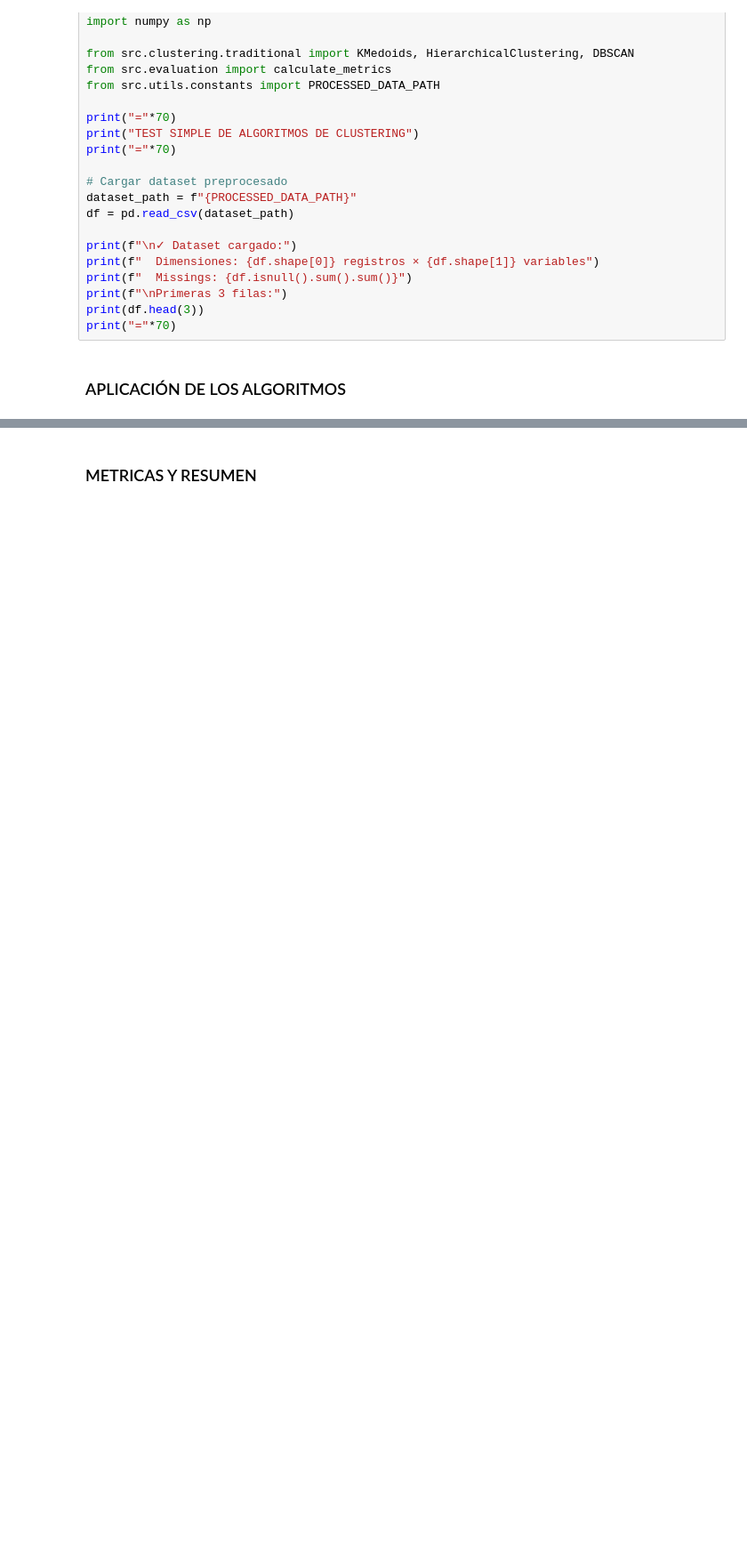
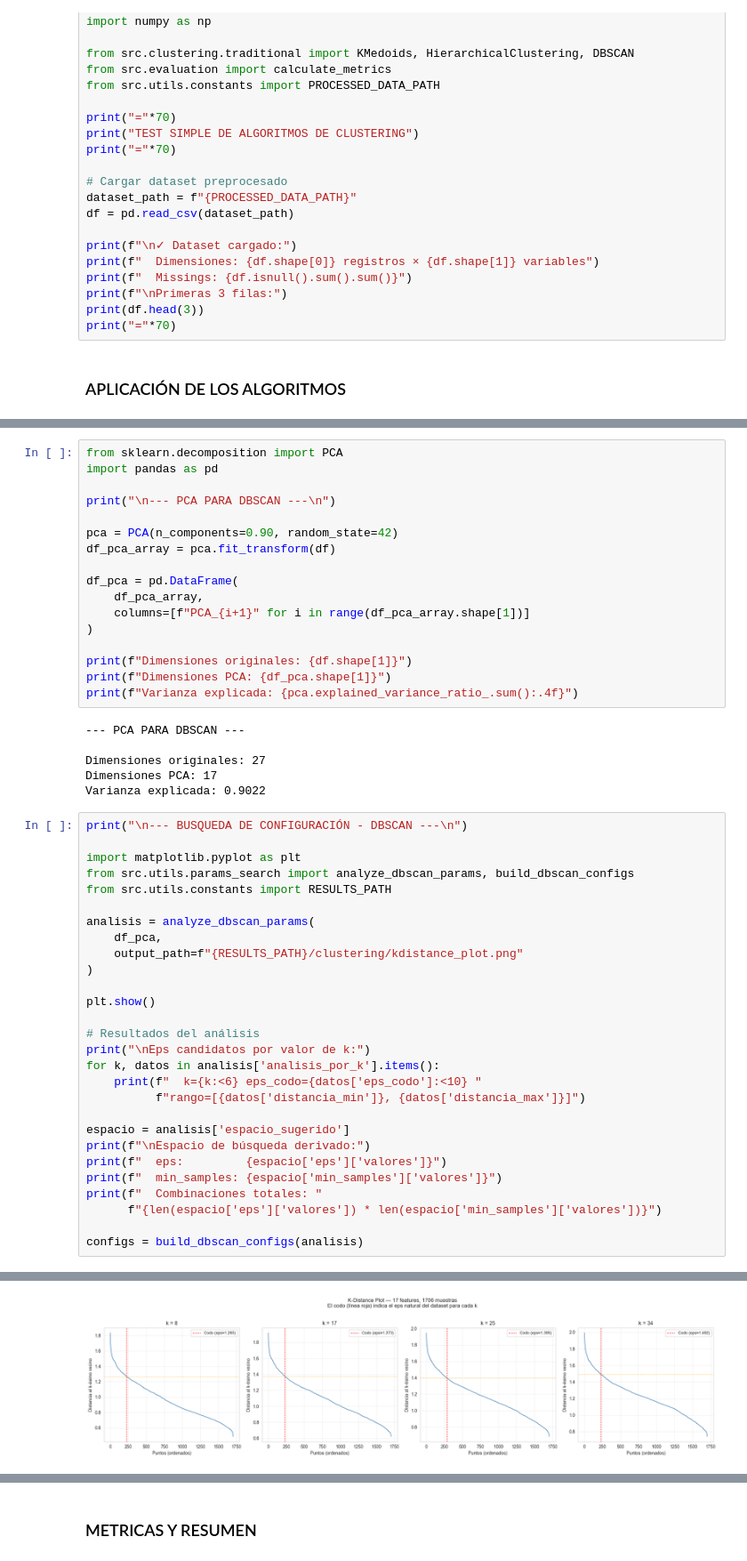
Before and after one commit to PHansLM/electocluster, a Jupyter notebook: notebooks/iteration2/03_clustering_dataset_electoral_test.ipynb, the cells around one changed output, grey strips where cells are left out. Shown at 89% size. Drawn from its saved outputs; the diff is of its cells as text; blank space fills up the shorter version.

Commit message:
clustering(iteration2): tested notebooks

```diff
--- a/notebooks/iteration2/03_clustering_dataset_electoral_test.ipynb
+++ b/notebooks/iteration2/03_clustering_dataset_electoral_test.ipynb
@@ -169,0 +286,52 @@ print("  Los saltos grandes en altura = clusters naturales en los datos.")
+# %%
+from sklearn.decomposition import PCA
+import pandas as pd
+
+print("\n--- PCA PARA DBSCAN ---\n")
+
+pca = PCA(n_components=0.90, random_state=42)
+df_pca_array = pca.fit_transform(df)
+
+df_pca = pd.DataFrame(
+    df_pca_array,
+    columns=[f"PCA_{i+1}" for i in range(df_pca_array.shape[1])]
+)
+
+print(f"Dimensiones originales: {df.shape[1]}")
+print(f"Dimensiones PCA: {df_pca.shape[1]}")
+print(f"Varianza explicada: {pca.explained_variance_ratio_.sum():.4f}")
+# %% [output]
+--- PCA PARA DBSCAN ---
+
+Dimensiones originales: 27
+Dimensiones PCA: 17
+Varianza explicada: 0.9022
+# %%
+print("\n--- BUSQUEDA DE CONFIGURACIÓN - DBSCAN ---\n")
+
+import matplotlib.pyplot as plt
+from src.utils.params_search import analyze_dbscan_params, build_dbscan_configs
+from src.utils.constants import RESULTS_PATH
+
+analisis = analyze_dbscan_params(
+    df_pca,
+    output_path=f"{RESULTS_PATH}/clustering/kdistance_plot.png"
+)
+
+plt.show()
+
+# Resultados del análisis
+print("\nEps candidatos por valor de k:")
+for k, datos in analisis['analisis_por_k'].items():
+    print(f"  k={k:<6} eps_codo={datos['eps_codo']:<10} "
+          f"rango=[{datos['distancia_min']}, {datos['distancia_max']}]")
+
+espacio = analisis['espacio_sugerido']
+print(f"\nEspacio de búsqueda derivado:")
+print(f"  eps:         {espacio['eps']['valores']}")
+print(f"  min_samples: {espacio['min_samples']['valores']}")
+print(f"  Combinaciones totales: "
+      f"{len(espacio['eps']['valores']) * len(espacio['min_samples']['valores'])}")
+
+configs = build_dbscan_configs(analisis)
+# %% [output]
@@ -169,0 +357 @@ print("  Los saltos grandes en altura = clusters naturales en los datos.")
+[figure, added]
```
Also changed, not shown: parts of 12 cells of this notebook, 13 other files.
